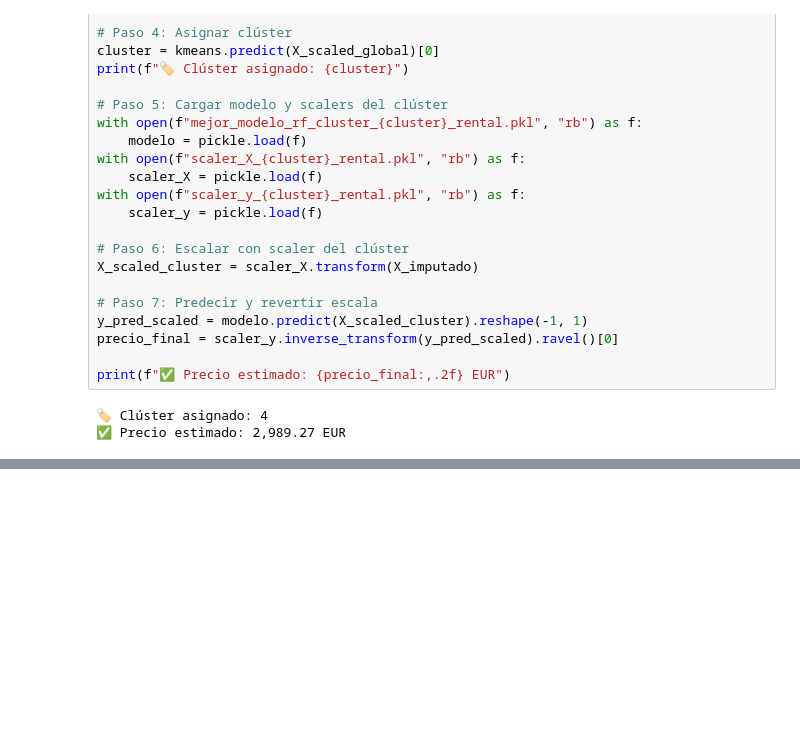
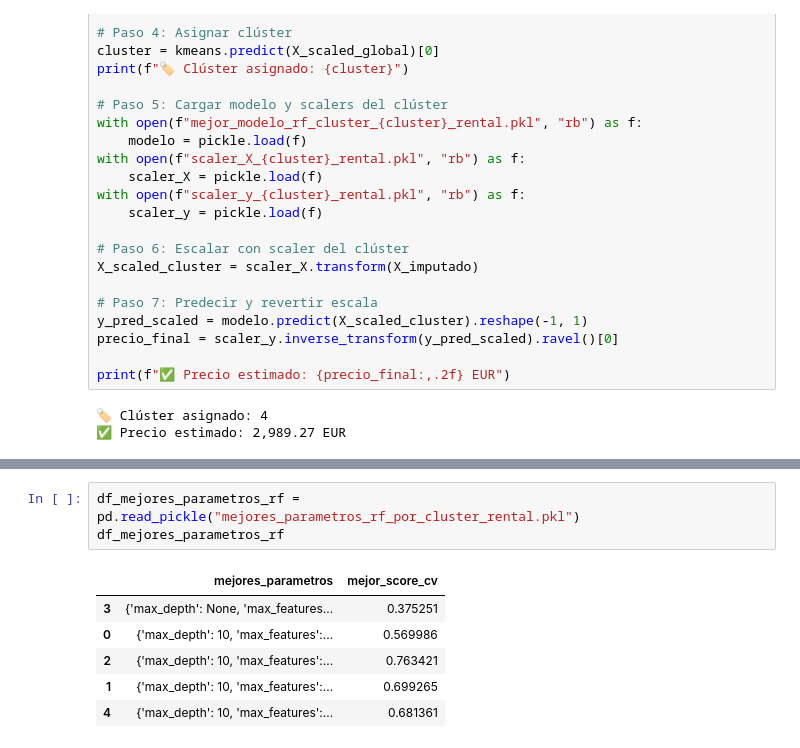
Before and after one commit to HFrutos/streamlit-house-price-prediction, a Jupyter notebook: model/regresion_model/regresion_model_rental.ipynb, the cells around one changed output, grey strips where cells are left out. Cells and saved outputs as stored; diff of their text form; blank space fills up the shorter version.

```diff
--- a/model/regresion_model/regresion_model_rental.ipynb
+++ b/model/regresion_model/regresion_model_rental.ipynb
@@ -371,0 +393,10 @@ print(f"✅ Precio estimado: {precio_final:,.2f} EUR")
+# %%
+df_mejores_parametros_rf = pd.read_pickle("mejores_parametros_rf_por_cluster_rental.pkl")
+df_mejores_parametros_rf
+# %% [output]
+|  | mejores_parametros | mejor_score_cv |
+| 3 | {'max_depth': None, 'max_features... | 0.375251 |
+| 0 | {'max_depth': 10, 'max_features':... | 0.569986 |
+| 2 | {'max_depth': 10, 'max_features':... | 0.763421 |
+| 1 | {'max_depth': 10, 'max_features':... | 0.699265 |
+| 4 | {'max_depth': 10, 'max_features':... | 0.681361 |
```
Also changed, not shown: parts of 2 cells of this notebook.
